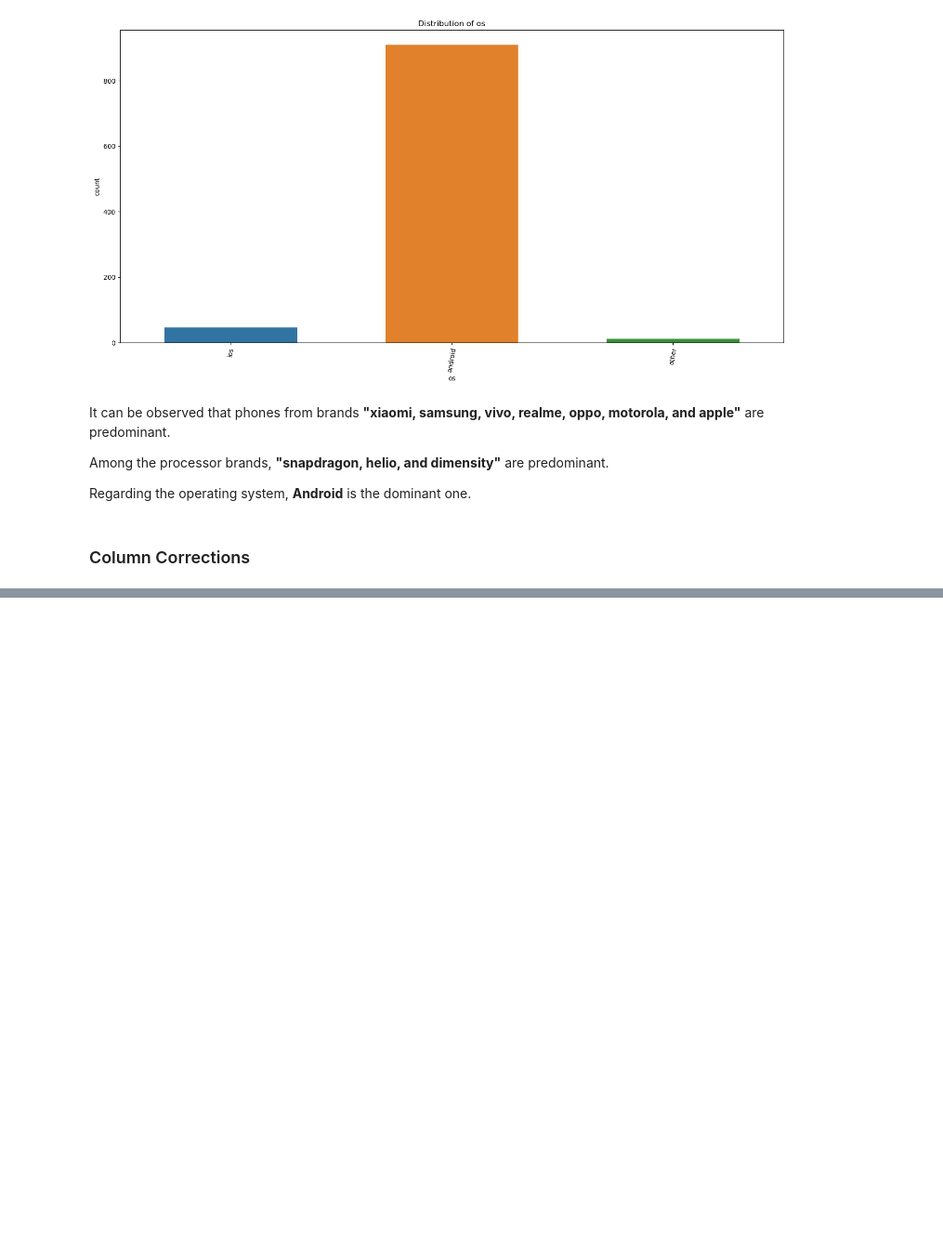
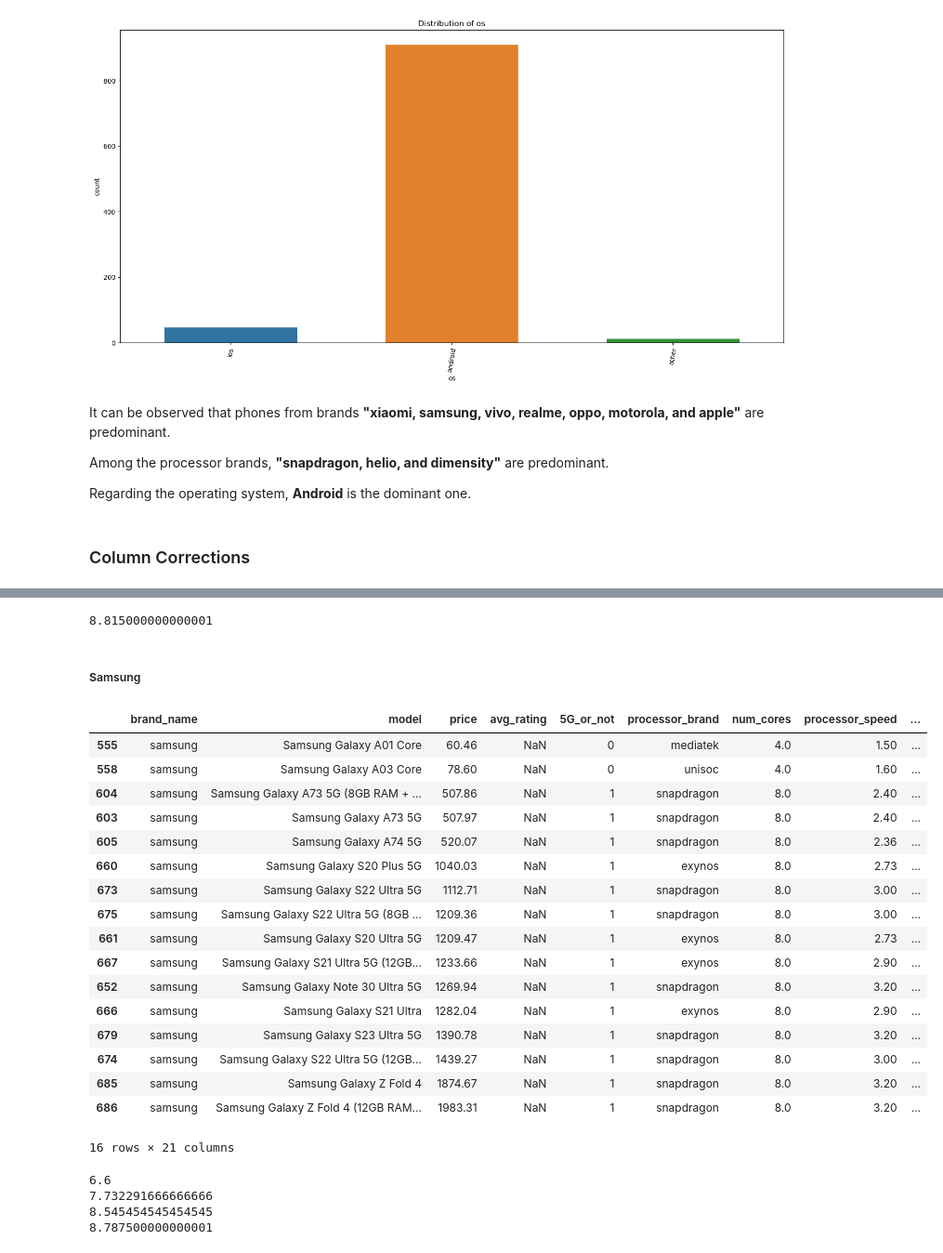
Before and after one commit to nicosurgen/FirstProyect, a Jupyter notebook: Data cleaning.ipynb, the cells around one changed output, grey strips where cells are left out. Shown at 93% size. Drawn from its saved outputs; the diff is of its cells as text; code cells hidden in the pictures; blank space fills up the shorter version.

```diff
--- a/Data cleaning.ipynb
+++ b/Data cleaning.ipynb
@@ -367,0 +439,2 @@ def replace_cat(data, cat, old, new):
+# %%
+smartphones.drop("fast_charging", axis=1, inplace=True)
@@ -367,0 +461,2 @@ def replace_cat(data, cat, old, new):
+# %%
+smartphones.loc[(smartphones["avg_rating"].isnull()) & (smartphones["brand_name"]=="apple"),"avg_rating"] = 7.23
@@ -367,0 +479,2 @@ def replace_cat(data, cat, old, new):
+# %%
+smartphones.loc[(smartphones["avg_rating"].isnull()) & (smartphones["brand_name"]=="xiaomi") & (smartphones["price"] < 1000) & (smartphones["price"] > 600),"avg_rating"] = 8.82
@@ -367,0 +490,39 @@ def replace_cat(data, cat, old, new):
+# %%
+smartphones.loc[(smartphones["avg_rating"].isnull()==False) & (smartphones["brand_name"]=="xiaomi") & (smartphones["num_cores"]==8) & (smartphones["processor_brand"]=="snapdragon") & (smartphones["price"] > 800),"avg_rating"].mean()
+# %% [output]
+8.815000000000001
+# %%
+smartphones.loc[(smartphones["avg_rating"].isnull()) & (smartphones["brand_name"]=="xiaomi"),"avg_rating"] = 8.81
+# %% [markdown]
+##### Samsung
+# %%
+smartphones.loc[(smartphones["avg_rating"].isnull()) & (smartphones["brand_name"]=="samsung"),].sort_values("price")
+# %% [output]
+|  | brand_name | model | price | avg_rating | 5G_or_not | processor_brand | num_cores | processor_speed | ... |
+| 555 | samsung | Samsung Galaxy A01 Core | 60.46 | NaN | 0 | mediatek | 4.0 | 1.50 | ... |
+| 558 | samsung | Samsung Galaxy A03 Core | 78.60 | NaN | 0 | unisoc | 4.0 | 1.60 | ... |
+| 604 | samsung | Samsung Galaxy A73 5G (8GB RAM + ... | 507.86 | NaN | 1 | snapdragon | 8.0 | 2.40 | ... |
+| 603 | samsung | Samsung Galaxy A73 5G | 507.97 | NaN | 1 | snapdragon | 8.0 | 2.40 | ... |
+| 605 | samsung | Samsung Galaxy A74 5G | 520.07 | NaN | 1 | snapdragon | 8.0 | 2.36 | ... |
+| 660 | samsung | Samsung Galaxy S20 Plus 5G | 1040.03 | NaN | 1 | exynos | 8.0 | 2.73 | ... |
+| 673 | samsung | Samsung Galaxy S22 Ultra 5G | 1112.71 | NaN | 1 | snapdragon | 8.0 | 3.00 | ... |
+| 675 | samsung | Samsung Galaxy S22 Ultra 5G (8GB ... | 1209.36 | NaN | 1 | snapdragon | 8.0 | 3.00 | ... |
+| 661 | samsung | Samsung Galaxy S20 Ultra 5G | 1209.47 | NaN | 1 | exynos | 8.0 | 2.73 | ... |
+| 667 | samsung | Samsung Galaxy S21 Ultra 5G (12GB... | 1233.66 | NaN | 1 | exynos | 8.0 | 2.90 | ... |
+| 652 | samsung | Samsung Galaxy Note 30 Ultra 5G | 1269.94 | NaN | 1 | snapdragon | 8.0 | 3.20 | ... |
+| 666 | samsung | Samsung Galaxy S21 Ultra | 1282.04 | NaN | 1 | exynos | 8.0 | 2.90 | ... |
+| 679 | samsung | Samsung Galaxy S23 Ultra 5G | 1390.78 | NaN | 1 | snapdragon | 8.0 | 3.20 | ... |
+| 674 | samsung | Samsung Galaxy S22 Ultra 5G (12GB... | 1439.27 | NaN | 1 | snapdragon | 8.0 | 3.00 | ... |
+| 685 | samsung | Samsung Galaxy Z Fold 4 | 1874.67 | NaN | 1 | snapdragon | 8.0 | 3.20 | ... |
+| 686 | samsung | Samsung Galaxy Z Fold 4 (12GB RAM... | 1983.31 | NaN | 1 | snapdragon | 8.0 | 3.20 | ... |
+16 rows × 21 columns
+# %%
+print(smartphones.loc[(smartphones["avg_rating"].isnull()==False) & (smartphones["brand_name"]=="samsung")  & (smartphones["price"] <= 100),"avg_rating"].mean())
+print(smartphones.loc[(smartphones["avg_rating"].isnull()==False) & (smartphones["brand_name"]=="samsung")  & (smartphones["price"] > 100) & (smartphones["price"] < 600),"avg_rating"].mean())
+print(smartphones.loc[(smartphones["avg_rating"].isnull()==False) & (smartphones["brand_name"]=="samsung")  & (smartphones["price"] > 600) & (smartphones["price"] < 1000),"avg_rating"].mean())
+print(smartphones.loc[(smartphones["avg_rating"].isnull()==False) & (smartphones["brand_name"]=="samsung")  & (smartphones["price"] >= 1000),"avg_rating"].mean())
+# %% [output]
+6.6
+7.732291666666666
+8.545454545454545
+8.787500000000001
```
Also changed, not shown: parts of 52 cells of this notebook.
